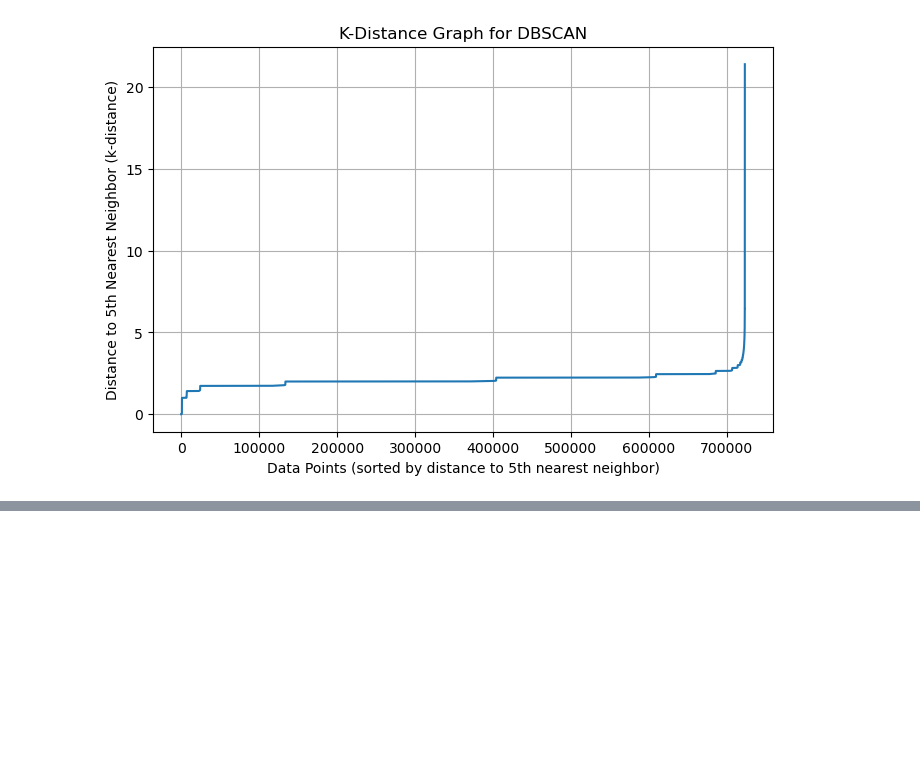
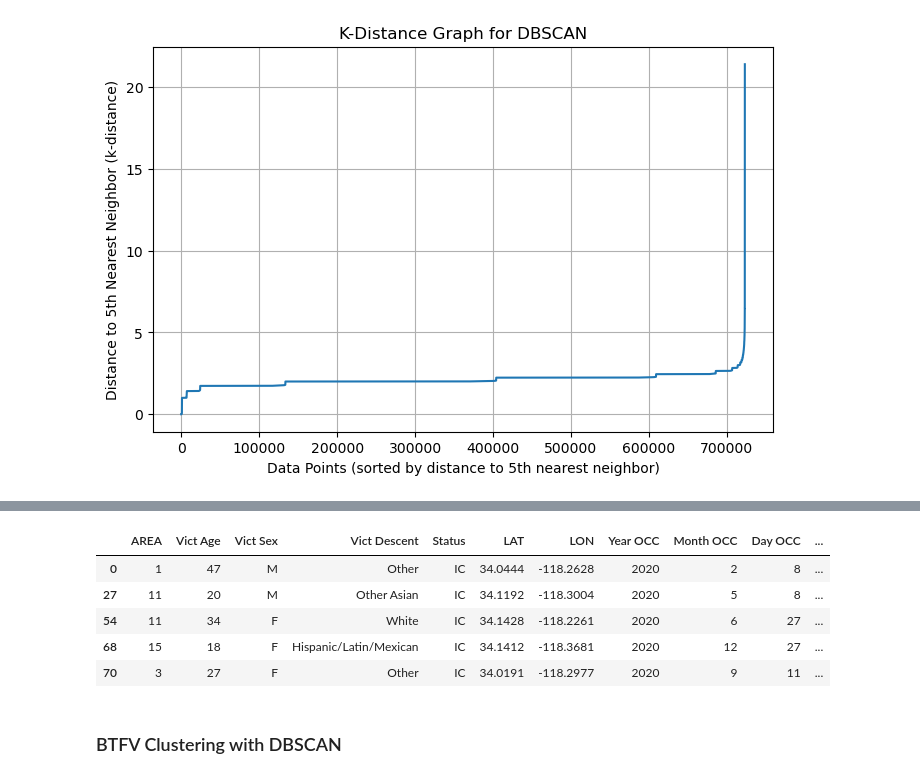
Before and after one commit to helloimsc/lapd-crime-spots, a Jupyter notebook: clustering_dbscan.ipynb, the cells around one changed output, grey strips where cells are left out. Cells and saved outputs as stored; diff of their text form; code cells hidden in the pictures; blank space fills up the shorter version.

```diff
--- a/clustering_dbscan.ipynb
+++ b/clustering_dbscan.ipynb
@@ -85,0 +139,12 @@ plt.show()
+# %%
+df_pd_clean = df_pd
+# %%
+df_btfv = df_pd_clean[df_pd_clean['Category'] == "BTFV"]
+df_btfv.head()
+# %% [output]
+|  | AREA | Vict Age | Vict Sex | Vict Descent | Status | LAT | LON | Year OCC | Month OCC | Day OCC | ... |
+| 0 | 1 | 47 | M | Other | IC | 34.0444 | -118.2628 | 2020 | 2 | 8 | ... |
+| 27 | 11 | 20 | M | Other Asian | IC | 34.1192 | -118.3004 | 2020 | 5 | 8 | ... |
+| 54 | 11 | 34 | F | White | IC | 34.1428 | -118.2261 | 2020 | 6 | 27 | ... |
+| 68 | 15 | 18 | F | Hispanic/Latin/Mexican | IC | 34.1412 | -118.3681 | 2020 | 12 | 27 | ... |
+| 70 | 3 | 27 | F | Other | IC | 34.0191 | -118.2977 | 2020 | 9 | 11 | ... |
@@ -85,0 +153,2 @@ plt.show()
+# %% [markdown]
+### BTFV Clustering with DBSCAN
```
Also changed, not shown: parts of 39 cells of this notebook, 10 other files.
